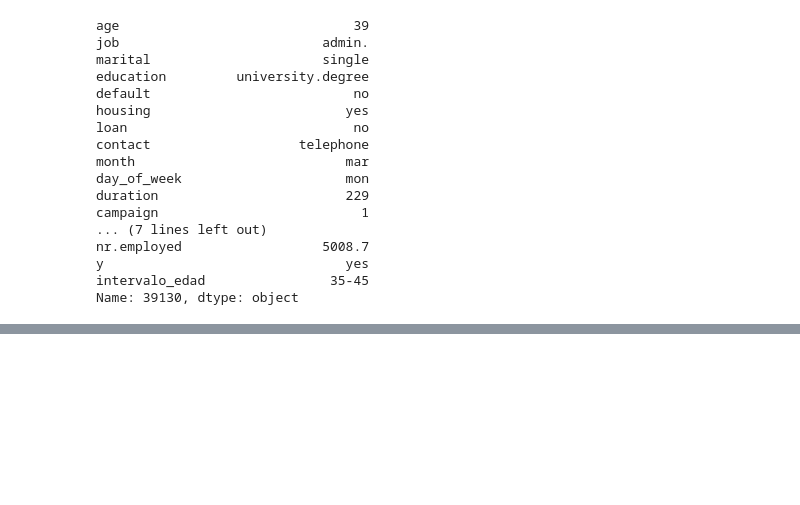
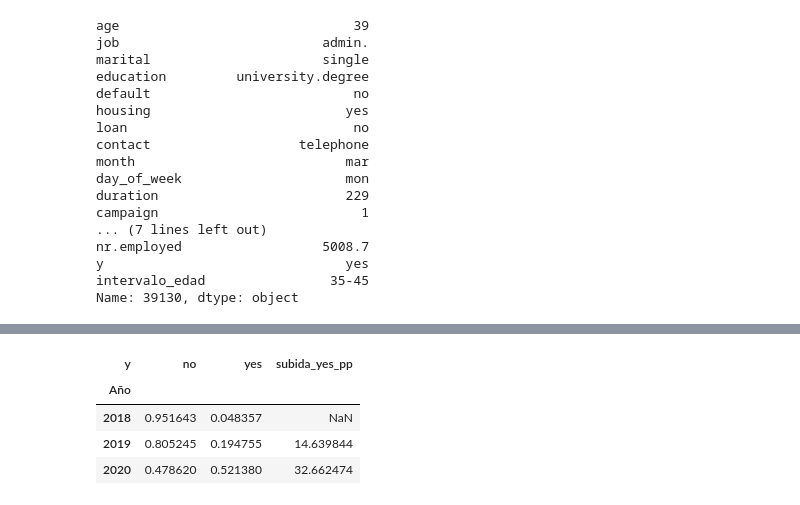
Before and after one commit to diegodelarubia/Trabajo_Final_Master-TFM-, a Jupyter notebook: TFM.ipynb, the cells around one changed output, grey strips where cells are left out. Cells and saved outputs as stored; diff of their text form; code cells hidden in the pictures; blank space fills up the shorter version.

```diff
--- a/TFM.ipynb
+++ b/TFM.ipynb
@@ -747,3 +752,22 @@ df_copy[df_copy.Año==2020].tail(1)
+# %%
+tabla_año = (
+    df_copy
+    .groupby('Año')['y']
+    .value_counts(normalize=True)
+    .reset_index(name='proportion')
+    .pivot(index='Año', columns='y', values='proportion')
+    .sort_index()
+)
+
+tabla_año['subida_yes_pp'] = tabla_año['yes'].diff() * 100
+
+tabla_año
+# %% [output]
+| y | no | yes | subida_yes_pp |
+| Año |  |  |  |
+| 2018 | 0.951643 | 0.048357 | NaN |
+| 2019 | 0.805245 | 0.194755 | 14.639844 |
+| 2020 | 0.478620 | 0.521380 | 32.662474 |
 # %%
 bins = [0,2,4,6]
 labels = ['0-2','2-4','+5']
```
Also changed, not shown: parts of 3 cells of this notebook, 1 other file.
